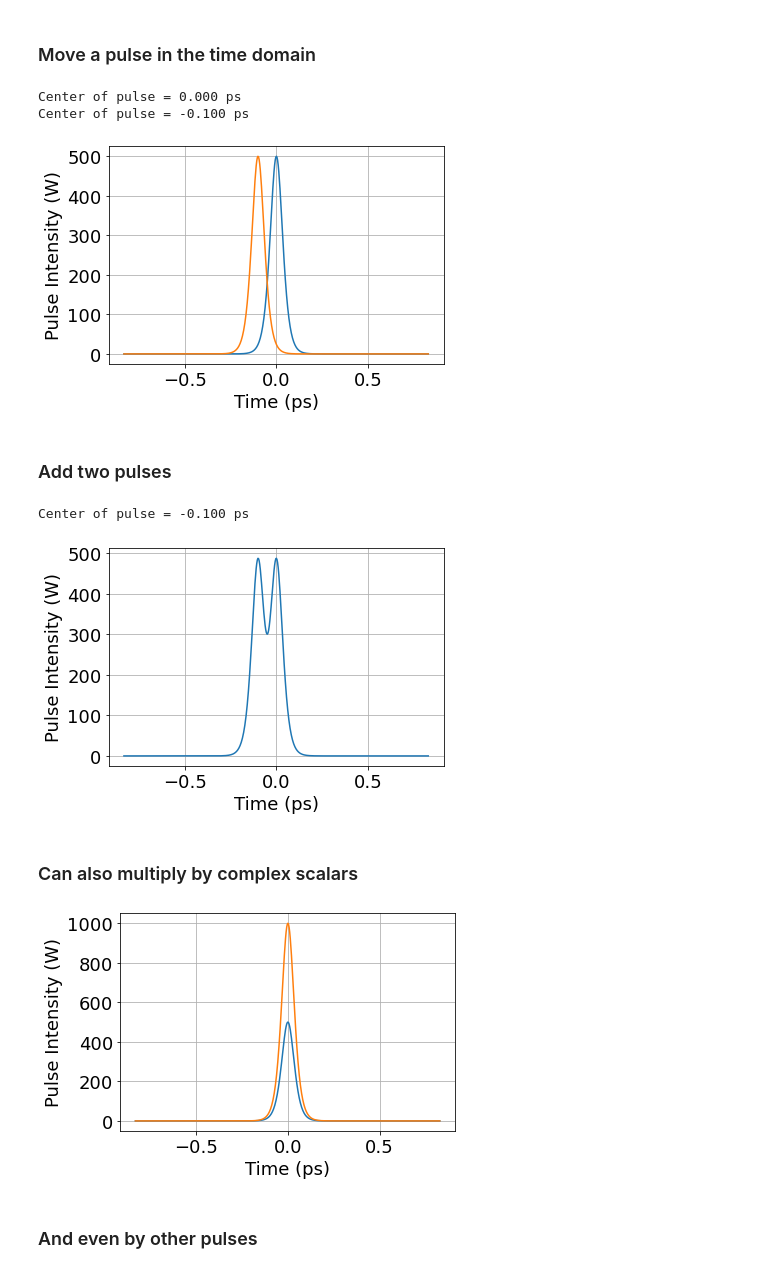
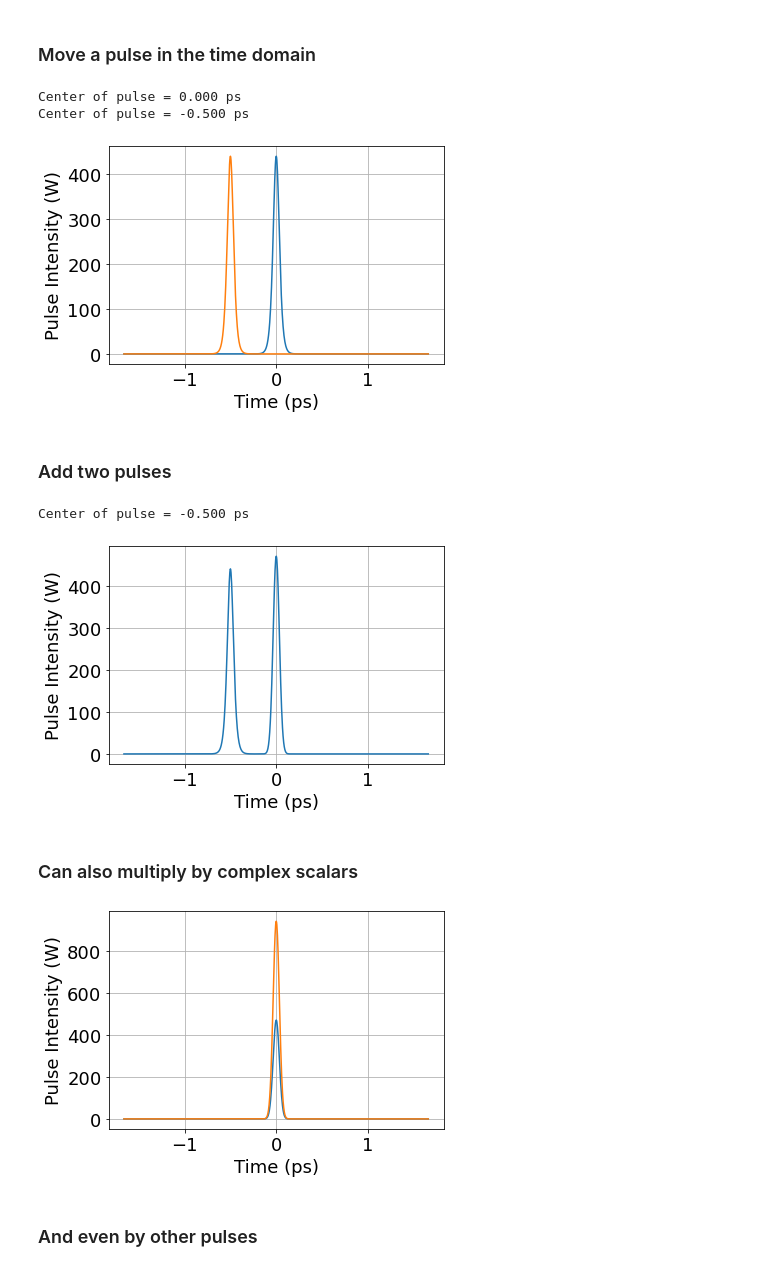
Before and after one commit to ledezmaluism/snow, a Jupyter notebook: tutorials/3 Pulses.ipynb, the cells around one changed output. Cells and saved outputs as stored; diff of their text form; code cells hidden in the pictures.

```diff
--- a/tutorials/3 Pulses.ipynb
+++ b/tutorials/3 Pulses.ipynb
@@ -44,3 +46,7 @@ t_start = -T/2 #Start of time window
 t = t_start + np.arange(0, T, step=Δt)
 f = fftfreq(N, Δt)
 Ω = 2*pi*f
+
+f_ref = (f_max + f_min)/2  #This variable will be supplied to several plotting functions
+f_abs = f + f_ref #This is the absolute frequency vector
+λ = c/f_abs #This is the wavelength vector
@@ -65,0 +57,8 @@ pump = pulses.sech_pulse(t, tau, Ppeak=Ppeak, f_ref=f_ref, f0=f0_ff, Npwr_dB=-N_
+# %%
+λp = 2*um #Center wavelegnth of the pulse
+Pavg = 10*mW #Average Power
+τ = 80*fs #Pulse width:
+frep = 250*MHz #Repetition rate
+N_dB = 100 #Noise level (relative to the pulse peak)
+
+pulse1 = pulses.gaussian_pulse(t, τ, Pavg=Pavg, f_ref=f_ref, f0=c/λp, Npwr_dB=N_dB, frep=frep)
@@ -109,34 +110,34 @@ ax1 = pump.plot_PSD(f_unit = 'THz', dBm=False)
 # %% [markdown]
 ### Move a pulse in the time domain
 # %%
-pump2= pulses.sech_pulse(t, tau, Ppeak=Ppeak, f_ref=f_ref, f0=f0_ff, Npwr_dB=-N_dB, frep=frep)
-ax1 = pump2.plot_magsq()
-print('Center of pulse = %0.3f ps' %( pump2.time_center()/ps ) )
+pulse2 = pulses.sech_pulse(t, τ, Pavg=Pavg, f_ref=f_ref, f0=c/λp, Npwr_dB=-N_dB, frep=frep)
+ax1 = pulse2.plot_magsq()
+print('Center of pulse = %0.3f ps' %( pulse2.time_center()/ps ) )
 
 #Now move it
-pulses.add_t_offset(pump2, 0.1*ps)
-ax1 = pump2.plot_magsq(ax = ax1)
-print('Center of pulse = %0.3f ps' %( pump2.time_center()/ps ) )
+pulses.add_t_offset(pulse2, 0.5*ps)
+ax1 = pulse2.plot_magsq(ax = ax1)
+print('Center of pulse = %0.3f ps' %( pulse2.time_center()/ps ) )
 # %% [output]
 Center of pulse = 0.000 ps
-Center of pulse = -0.100 ps
+Center of pulse = -0.500 ps
-[figure, old version]
+[figure, new version]
 # %% [markdown]
 ### Add two pulses
 # %%
-pump3 = pump + pump2
-ax1 = pump3.plot_magsq()
-print('Center of pulse = %0.3f ps' %( pump2.time_center()/ps ) )
+pulse3 = pulse1 + pulse2
+ax1 = pulse3.plot_magsq()
+print('Center of pulse = %0.3f ps' %( pulse2.time_center()/ps ) )
 # %% [output]
-Center of pulse = -0.100 ps
+Center of pulse = -0.500 ps
-[figure, old version]
+[figure, new version]
 # %% [markdown]
 ### Can also multiply by complex scalars
 # %%
-pump4 = (1+1j)*pump
-ax1 = pump.plot_magsq()
-ax1 = pump4.plot_magsq(ax = ax1)
+pulse4 = (1+1j)*pulse1
+ax1 = pulse1.plot_magsq()
+ax1 = pulse4.plot_magsq(ax = ax1)
 # %% [output]
-[figure, old version]
+[figure, new version]
 # %% [markdown]
 ### And even by other pulses
```
Also changed, not shown: parts of 18 cells of this notebook.
